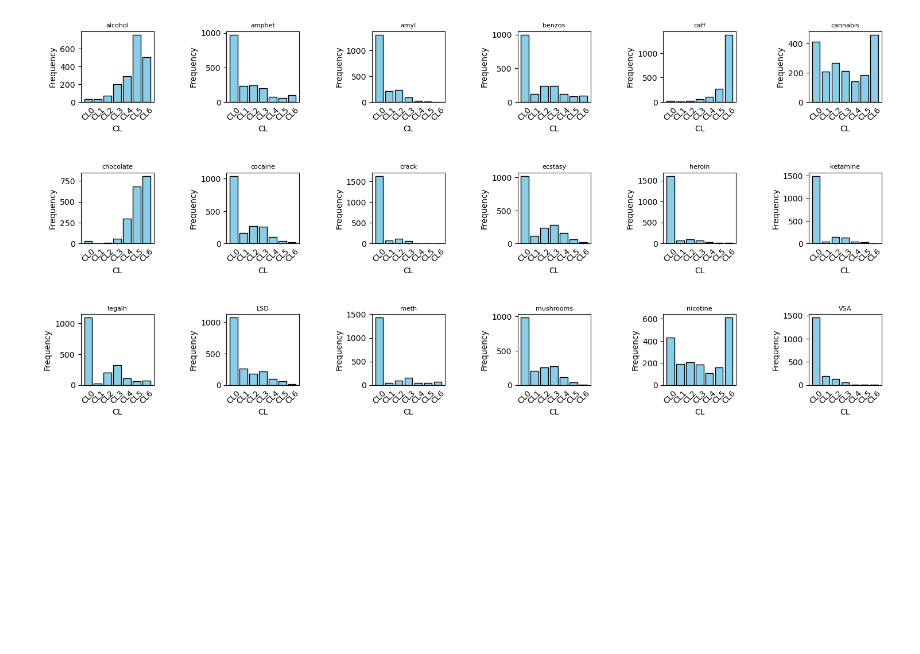
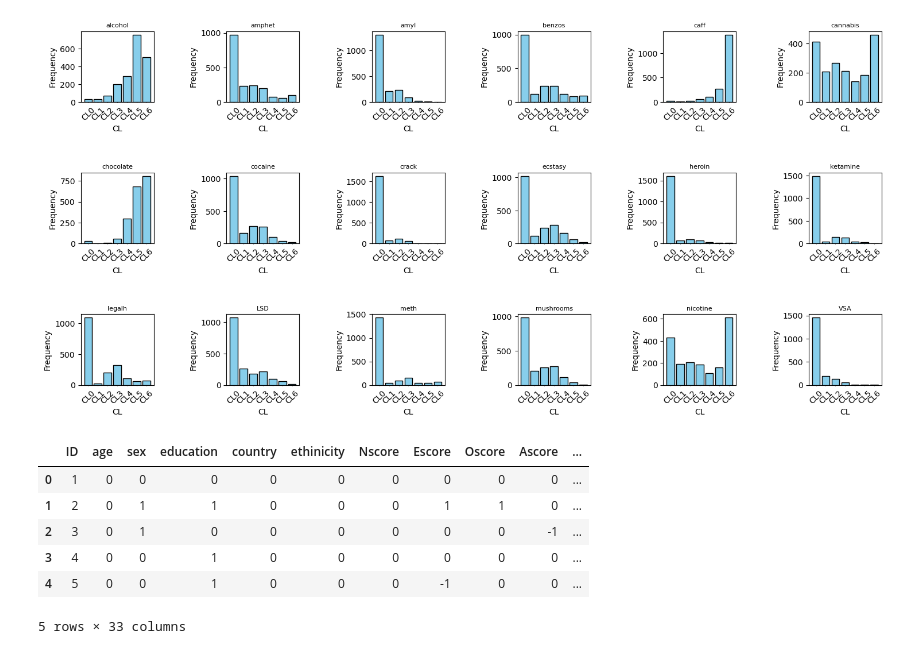
Before and after one commit to madelyn-redick/snowball_2023, a Jupyter notebook: ML_druguse_5factor.ipynb, the cells around one changed output. Saved outputs shown, nothing was run; the diff lists cells and outputs as text; code cells hidden in the pictures; blank space fills up the shorter version.

```diff
--- a/ML_druguse_5factor.ipynb
+++ b/ML_druguse_5factor.ipynb
@@ -365,0 +380,10 @@ plt.show()
+# %%
+df_drug.head()
+# %% [output]
+|  | ID | age | sex | education | country | ethinicity | Nscore | Escore | Oscore | Ascore | ... |
+| 0 | 1 | 0 | 0 | 0 | 0 | 0 | 0 | 0 | 0 | 0 | ... |
+| 1 | 2 | 0 | 1 | 1 | 0 | 0 | 0 | 1 | 1 | 0 | ... |
+| 2 | 3 | 0 | 1 | 0 | 0 | 0 | 0 | 0 | 0 | -1 | ... |
+| 3 | 4 | 0 | 0 | 1 | 0 | 0 | 0 | 0 | 0 | 0 | ... |
+| 4 | 5 | 0 | 0 | 1 | 0 | 0 | 0 | -1 | 0 | 0 | ... |
+5 rows × 33 columns
```
Also changed, not shown: parts of 18 cells of this notebook.
